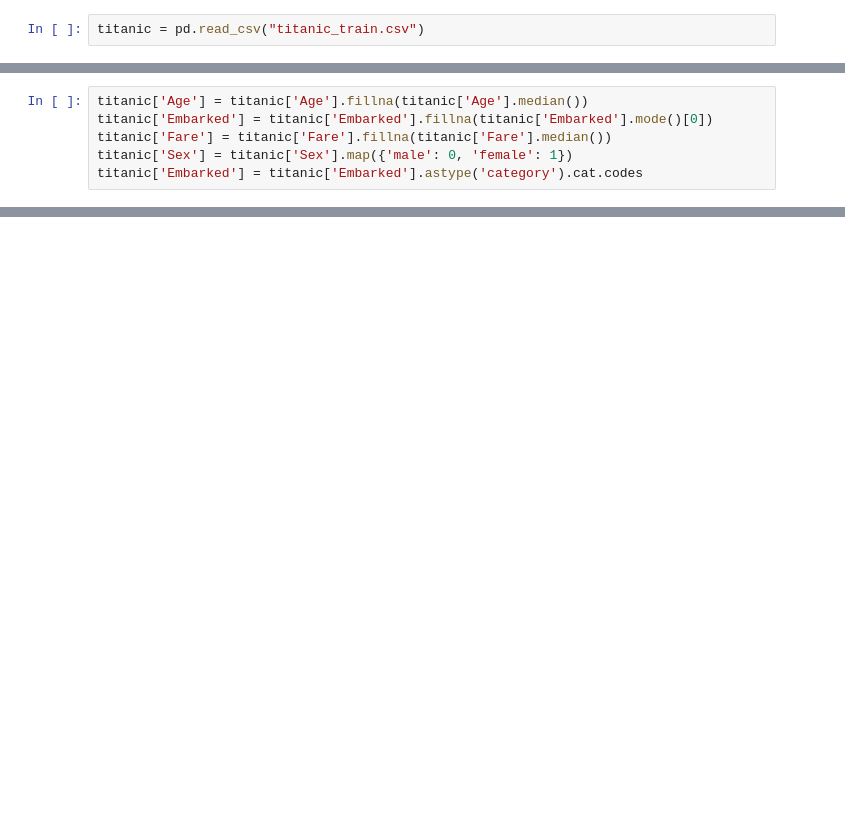
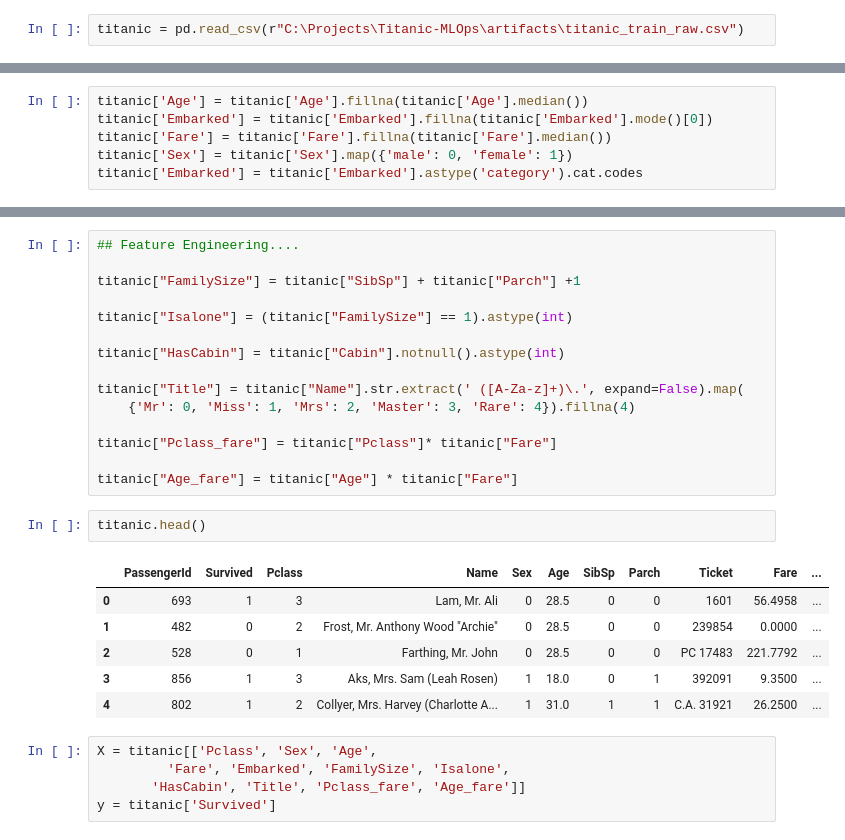
Before and after one commit to cmorris2945/Titanic-Survival-Project-with-MLOps, a Jupyter notebook: notebooks/titanic.ipynb, the cells around one changed output, grey strips where cells are left out. Drawn from its saved outputs; the diff is of its cells as text; blank space fills up the shorter version.

```diff
--- a/notebooks/titanic.ipynb
+++ b/notebooks/titanic.ipynb
@@ -6,5 +6,5 @@ fromsklearn.metrics import accuracy_score
 from imblearn.over_sampling import SMOTE
 # %%
-titanic = pd.read_csv("titanic_train.csv")
+titanic = pd.read_csv(r"C:\Projects\Titanic-MLOps\artifacts\titanic_train_raw.csv")
 # %%
 titanic.head()
@@ -16,0 +56,29 @@ titanic['Embarked'] = titanic['Embarked'].astype('category').cat.codes
+# %%
+## Feature Engineering....
+
+titanic["FamilySize"] = titanic["SibSp"] + titanic["Parch"] +1
+
+titanic["Isalone"] = (titanic["FamilySize"] == 1).astype(int)
+
+titanic["HasCabin"] = titanic["Cabin"].notnull().astype(int)
+
+titanic["Title"] = titanic["Name"].str.extract(' ([A-Za-z]+)\.', expand=False).map(
+    {'Mr': 0, 'Miss': 1, 'Mrs': 2, 'Master': 3, 'Rare': 4}).fillna(4)
+
+titanic["Pclass_fare"] = titanic["Pclass"]* titanic["Fare"]
+
+titanic["Age_fare"] = titanic["Age"] * titanic["Fare"]
+# %%
+titanic.head()
+# %% [output]
+|  | PassengerId | Survived | Pclass | Name | Sex | Age | SibSp | Parch | Ticket | Fare | ... |
+| 0 | 693 | 1 | 3 | Lam, Mr. Ali | 0 | 28.5 | 0 | 0 | 1601 | 56.4958 | ... |
+| 1 | 482 | 0 | 2 | Frost, Mr. Anthony Wood "Archie" | 0 | 28.5 | 0 | 0 | 239854 | 0.0000 | ... |
+| 2 | 528 | 0 | 1 | Farthing, Mr. John | 0 | 28.5 | 0 | 0 | PC 17483 | 221.7792 | ... |
+| 3 | 856 | 1 | 3 | Aks, Mrs. Sam (Leah Rosen) | 1 | 18.0 | 0 | 1 | 392091 | 9.3500 | ... |
+| 4 | 802 | 1 | 2 | Collyer, Mrs. Harvey (Charlotte A... | 1 | 31.0 | 1 | 1 | C.A. 31921 | 26.2500 | ... |
+# %%
+X = titanic[['Pclass', 'Sex', 'Age',
+         'Fare', 'Embarked', 'FamilySize', 'Isalone',
+       'HasCabin', 'Title', 'Pclass_fare', 'Age_fare']]
+y = titanic['Survived']
```
Also changed, not shown: parts of 12 cells of this notebook.
